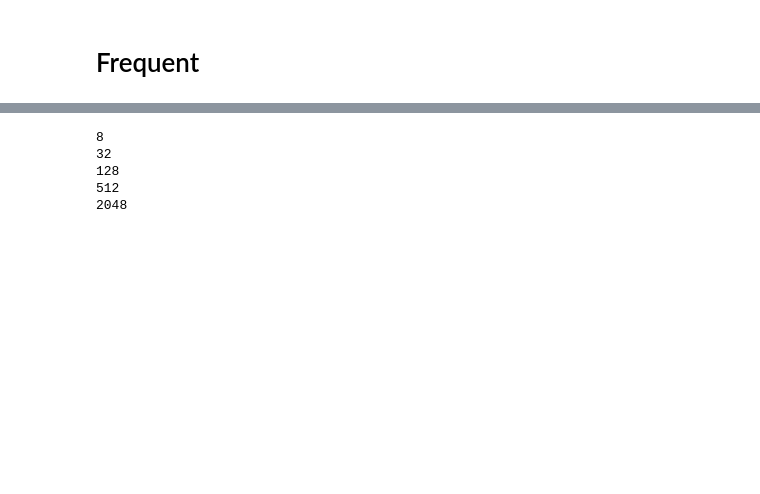
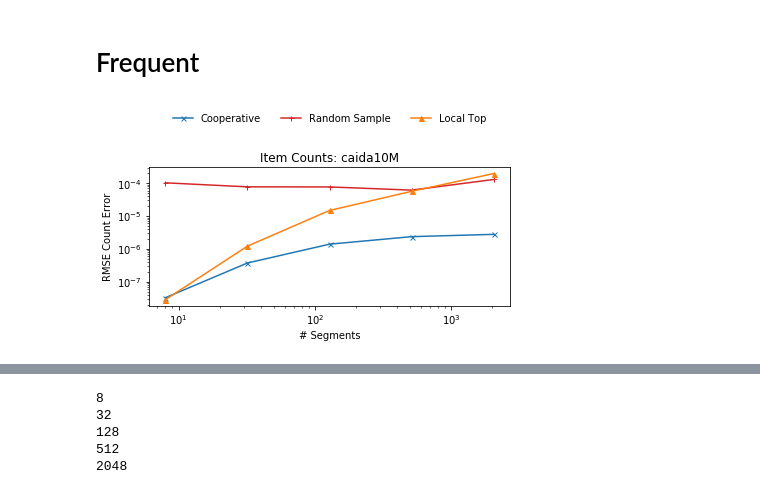
Before and after one commit to stanford-futuredata/sketchstore, a Jupyter notebook: python/notebooks/LinearMergeCountPlot.ipynb, the cells around one changed output, grey strips where cells are left out. Cells and saved outputs as stored; diff of their text form; code cells hidden in the pictures; blank space fills up the shorter version.

```diff
--- a/python/notebooks/LinearMergeCountPlot.ipynb
+++ b/python/notebooks/LinearMergeCountPlot.ipynb
@@ -66,7 +66,7 @@ def plot_grain_results(
     for grain_idx in range(len(grains)):
         grain = grains[grain_idx]
         cur_grain_results = grain_results[grain_idx]
-        for cur_method in cur_grain_results.keys():
+        for cur_method in methods:
             if cur_method != ground_name:
                 cur_errors = cur_grain_results[cur_method] - cur_grain_results[ground_name]
                 rmse = np.sqrt(np.mean(cur_errors**2)) / tot_size
@@ -126,6 +126,46 @@ alg_display_name = {
     "dyadic_truncation": "Dyadic Ranges",
     "zero_est": "Zero Estimator"
 }
+# %%
+methods = [
+    "incremental",
+#     "pps",
+#     "spacesaving",
+#     "cms_min",
+    "random_sample",
+    "truncation",
+#     "dyadic_truncation",
+#     "zero_est"
+]
+alg_display_name = {
+    "incremental": "Cooperative",
+    "truncation": "Local Top",
+    "pps": "VarOPT",
+    "random_sample": "Random Sample",
+    "spacesaving": "Space Saving Sketch",
+    "cms_min": "CountMinSketch",
+    "dyadic_truncation": "Dyadic Ranges",
+    "zero_est": "Zero Estimator"
+}
+
+grains = [8, 32, 128, 512, 2048]
+cum_results = []
+for cur_grain in grains:
+    with open("../output/cum_{}_{}.out".format("caida10M", cur_grain), "rb") as f:
+        results = pickle.load(f)
+        cum_results.append(results)
+tot_size = 10_000_000
+grain_idx = 4
+dataset_name = "Item Counts: caida10M"
+
+gr, f = plot_grain_results(
+    grains, cum_results,
+    tot_size=tot_size,
+    dataset_name=dataset_name,
+    methods=methods
+)
+# %% [output]
+[figure, added]
 # %%
 methods = [
     "incremental",
```
Also changed, not shown: 6 other files.
